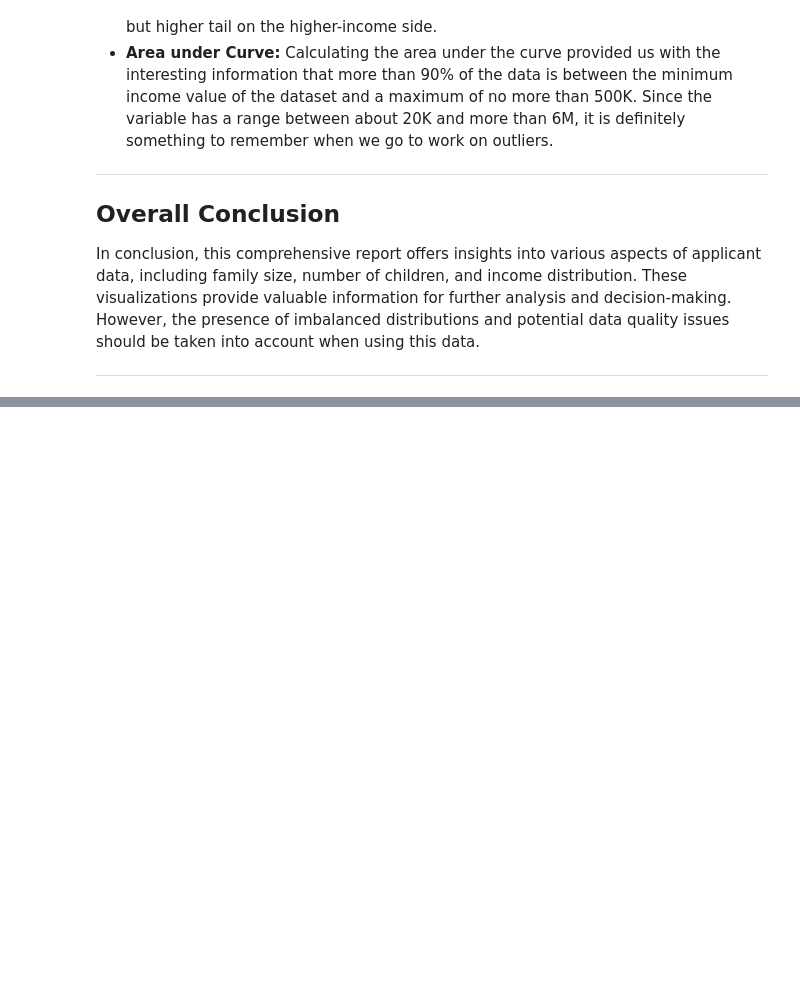
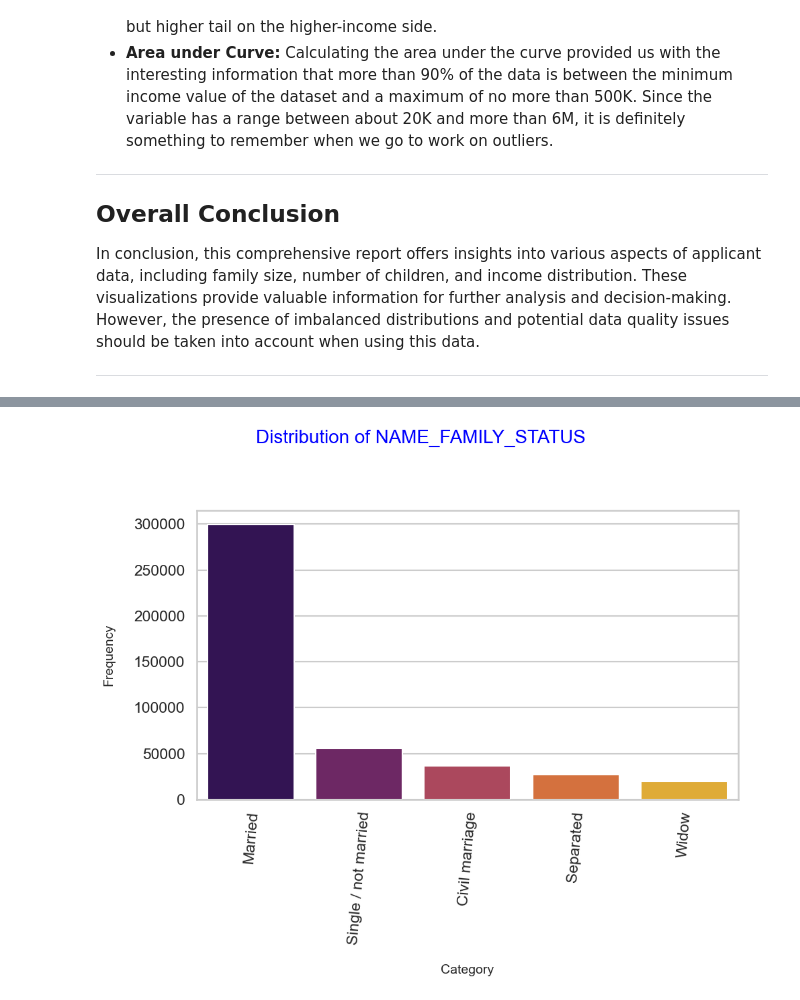
Before and after one commit to ThomasProce/credit-risk-classification, a Jupyter notebook: credit_risk.ipynb, the cells around one changed output, grey strips where cells are left out. Cells and saved outputs as stored; diff of their text form; code cells hidden in the pictures; blank space fills up the shorter version.

```diff
--- a/credit_risk.ipynb
+++ b/credit_risk.ipynb
@@ -391,0 +427,4 @@ In conclusion, this comprehensive report offers insights into various aspects of
+# %%
+count_plot(applicants,'NAME_FAMILY_STATUS',rot=85)
+# %% [output]
+[figure, added]
```
Also changed, not shown: parts of 7 cells of this notebook.
